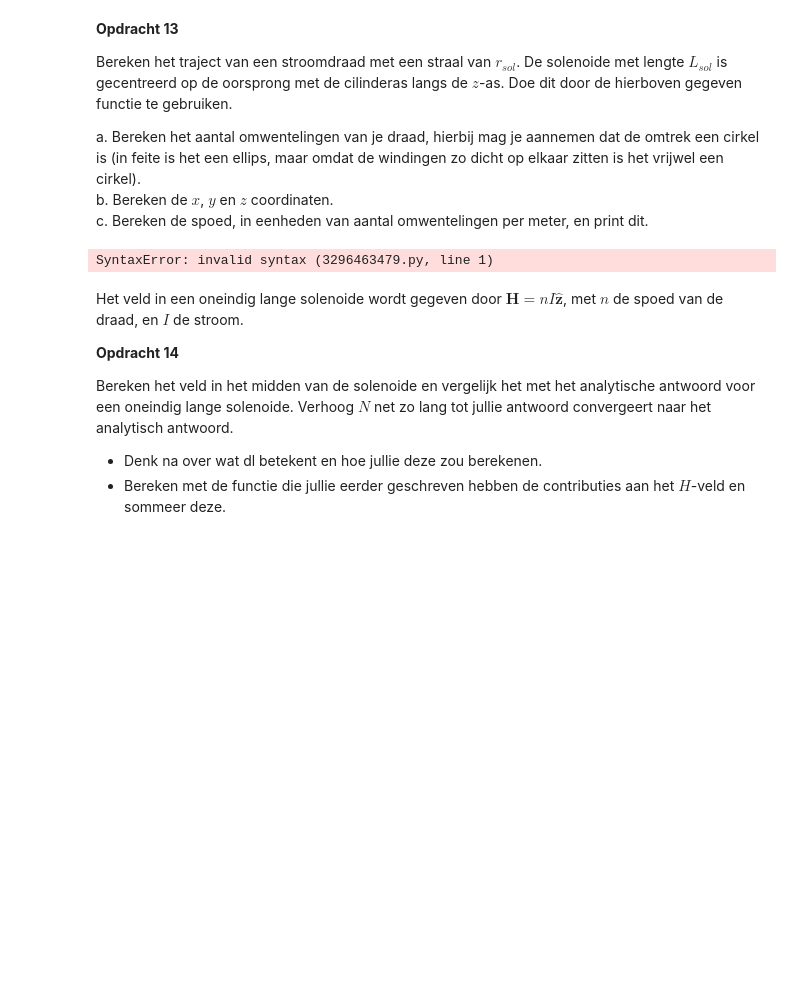
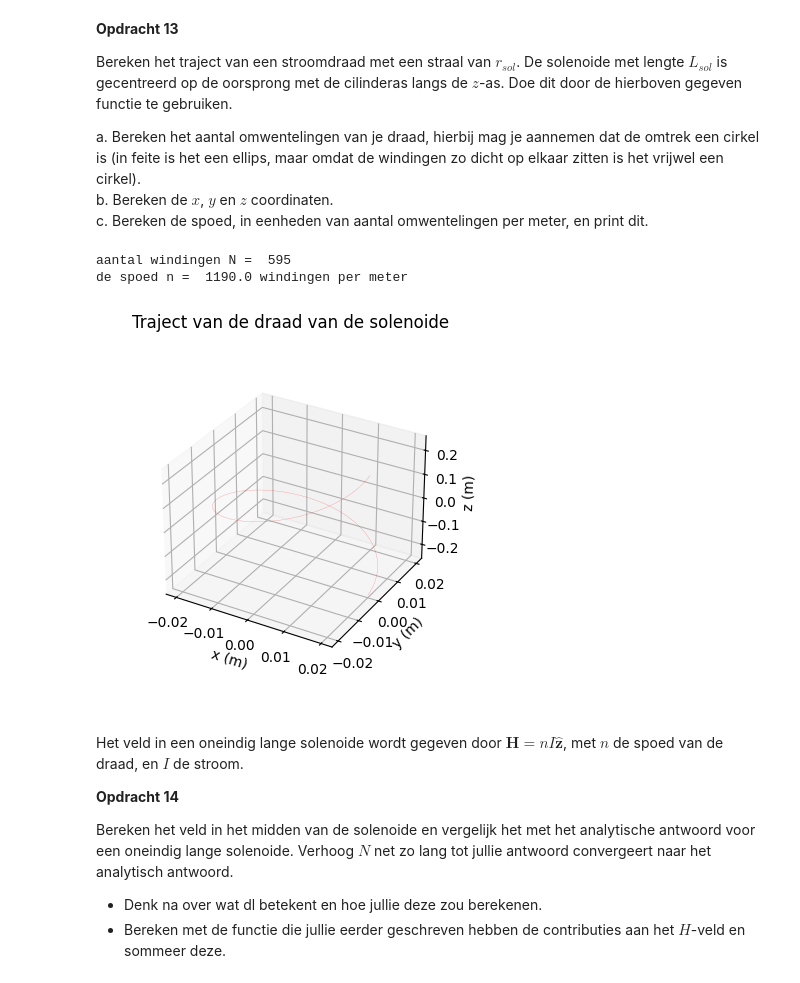
Before and after one commit to JSlootsTUD/opdrachten-DEF-D-Justin, a Jupyter notebook: DigitaleOntwerpopdrachten/2KrachtactuatorOpdracht/2KrachtactuatorOpdracht/KrachtactuatorOpdracht.ipynb, the cells around one changed output. Saved outputs shown, nothing was run; the diff lists cells and outputs as text; code cells hidden in the pictures; blank space fills up the shorter version.

```diff
--- a/DigitaleOntwerpopdrachten/2KrachtactuatorOpdracht/2KrachtactuatorOpdracht/KrachtactuatorOpdracht.ipynb
+++ b/DigitaleOntwerpopdrachten/2KrachtactuatorOpdracht/2KrachtactuatorOpdracht/KrachtactuatorOpdracht.ipynb
@@ -295,26 +357,29 @@ a. Bereken het aantal omwentelingen van je draad, hierbij mag je aannemen dat de
 b. Bereken de $x$, $y$ en $z$ coordinaten.\
 c. Bereken de spoed, in eenheden van aantal omwentelingen per meter, en print dit.
 # %%
-l_draad = # Lengte draad
-r_sol = # Straal solenoide
-L_sol = # Lengte solenoide
-N = l_draad/(2*np.pi*r_sol)
+l_draad = L_draad[2]
+r_sol = rs[2]
+L_sol = 0.5
+N = round(l_draad/(2*np.pi*r_sol))
 
 print("aantal windingen N = ", N)
 
-x,y,z = parametrisatie(,r_sol,N,L_sol)
+x,y,z = parametrisatie(595,r_sol,N,L_sol)
 
 n = N/L_sol
 print("de spoed n = ", n, "windingen per meter")
 
 # Enkele plots
 ax=plt.figure().add_subplot(projection='3d')
 plt.title('Traject van de draad van de solenoide')
-plt.plot(x, y, z, '-r', linewidth=0.1)
+plt.plot(x, y, z, 'r', linewidth=0.1)
 ax.set_box_aspect(aspect=None, zoom=0.8)
 ax.set_xlabel('x (m)'), ax.set_ylabel('y (m)'), ax.set_zlabel('z (m)')
+plt.show()
 # %% [output]
-SyntaxError: invalid syntax (3296463479.py, line 1)
+aantal windingen N =  595
+de spoed n =  1190.0 windingen per meter
+[figure, added]
 # %% [markdown]
 Het veld in een oneindig lange solenoide wordt gegeven door $\mathbf{H} = n I \hat{\mathbf{z}}$, met $n$ de spoed van de draad, en $I$ de stroom.
 
```
Also changed, not shown: parts of 5 cells of this notebook.
